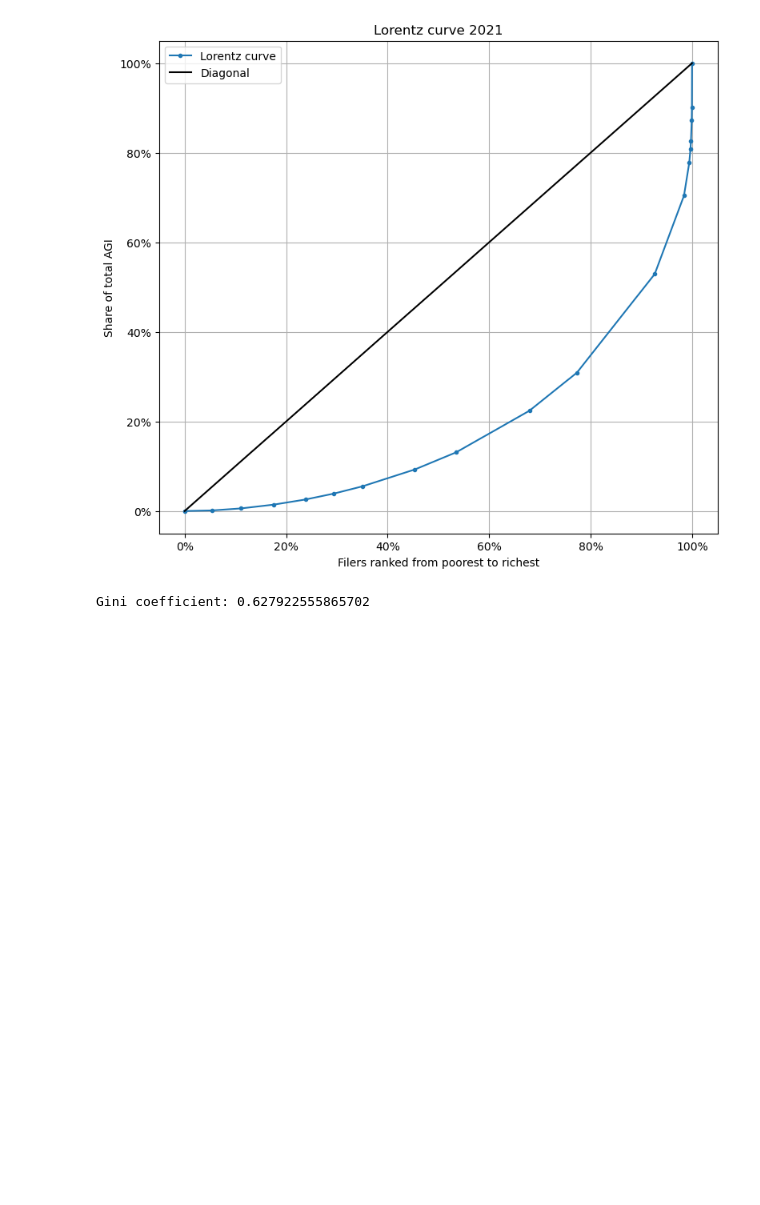
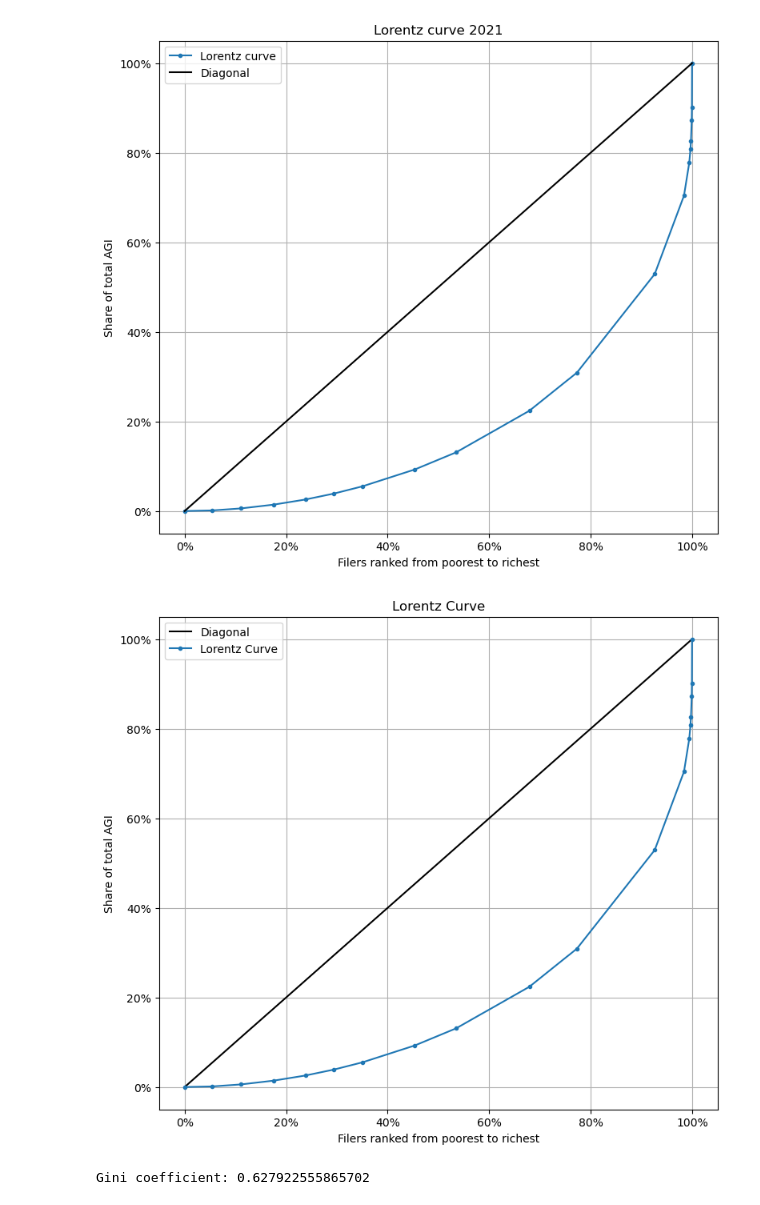
Before and after one commit to johanoelgaard/ECON230B, a Jupyter notebook: Assignment 1/Assignment I.ipynb, the cells around one changed output. Drawn from its saved outputs; the diff is of its cells as text; code cells hidden in the pictures; blank space fills up the shorter version.

Commit message:
Defined function for lorentz curve

```diff
--- a/Assignment 1/Assignment I.ipynb
+++ b/Assignment 1/Assignment I.ipynb
@@ -104,6 +104,53 @@ plt.savefig('lorentz_curve1a.png')
 plt.show()
 # %% [output]
 [figure]
+# %%
+def plot_lorentz_curve(data, shares=None, title='Lorentz Curve', data_label='Lorentz Curve', compare=None, compare_label='Lorentz Curve', save=None):
+    plt.figure(figsize=(9,8))
+
+    plt.plot(np.linspace(0.0,1.0,len(data)), np.linspace(0.0,1.0,len(data)), label='Diagonal', marker='', color='black')
+    if shares is None:
+        plt.grid(True)
+        plt.plot(data['Cumsum percentage of total returns'], data['Cumsum percentage of total AGI'], label=data_label, marker='.')
+        if compare is not None:
+            plt.plot(compare['Cumsum percentage of total returns'], compare['Cumsum percentage of total AGI'], label=compare_label, marker='.')
+    else:
+        plt.plot(data['Cumsum percentage of total returns'], data['Cumsum percentage of total AGI'], label=data_label)
+        if compare is not None:
+            plt.plot(compare['Cumsum percentage of total returns'], compare['Cumsum percentage of total AGI'], label=compare_label)
+        for share in shares:
+            # interpolate the top share of total AGI
+            y = 1-np.interp(share, data['Cumsum percentage of total returns'], data['Cumsum percentage of total AGI'])
+            print(f'Interpolated value for top {((1-share)*100):.2f}% share of total AGI:', y)
+
+            # plot interpolated values on the lorentz curve
+            plt.plot(share, 1-y, 'o', label=f'{((1-share)*100):.2f}% share of total AGI')
+
+            # create dotted lines from interpolated values axis
+            plt.axhline(1-y, color='grey', linestyle='dotted')
+            plt.axvline(share, color='grey', linestyle='dotted')
+
+            # write intersection of dotted lines with axis as text at the axis
+            plt.text(share, 0, f'{share*100}%', verticalalignment='bottom', horizontalalignment='right')
+            plt.text(0.04, 1-y+0.015, '{:.2f}%'.format((1-y)*100), verticalalignment='center', horizontalalignment='right')
+
+    # set axis to percentage, legend and title
+    plt.gca().yaxis.set_major_formatter(mticker.FuncFormatter(lambda x, _: '{:.0f}%'.format(x*100)))
+    plt.gca().xaxis.set_major_formatter(mticker.FuncFormatter(lambda x, _: '{:.0f}%'.format(x*100)))
+    plt.title(title)
+    plt.xlabel('Filers ranked from poorest to richest')
+    plt.ylabel('Share of total AGI')
+    plt.legend()
+
+    # saving the plot
+    if save is not None:
+        plt.savefig(save)
+
+    plt.show()
+# %%
+plot_lorentz_curve(data21,save='lorentz_curve1a.png')
+# %% [output]
+[figure, added]
 # %%
 # calculating the Gini coefficient
 area = (np.trapz(np.linspace(0.0,1.0,len(data21)), np.linspace(0.0,1.0,len(data21)))
```
Also changed, not shown: parts of 5 cells of this notebook, 3 other files.
